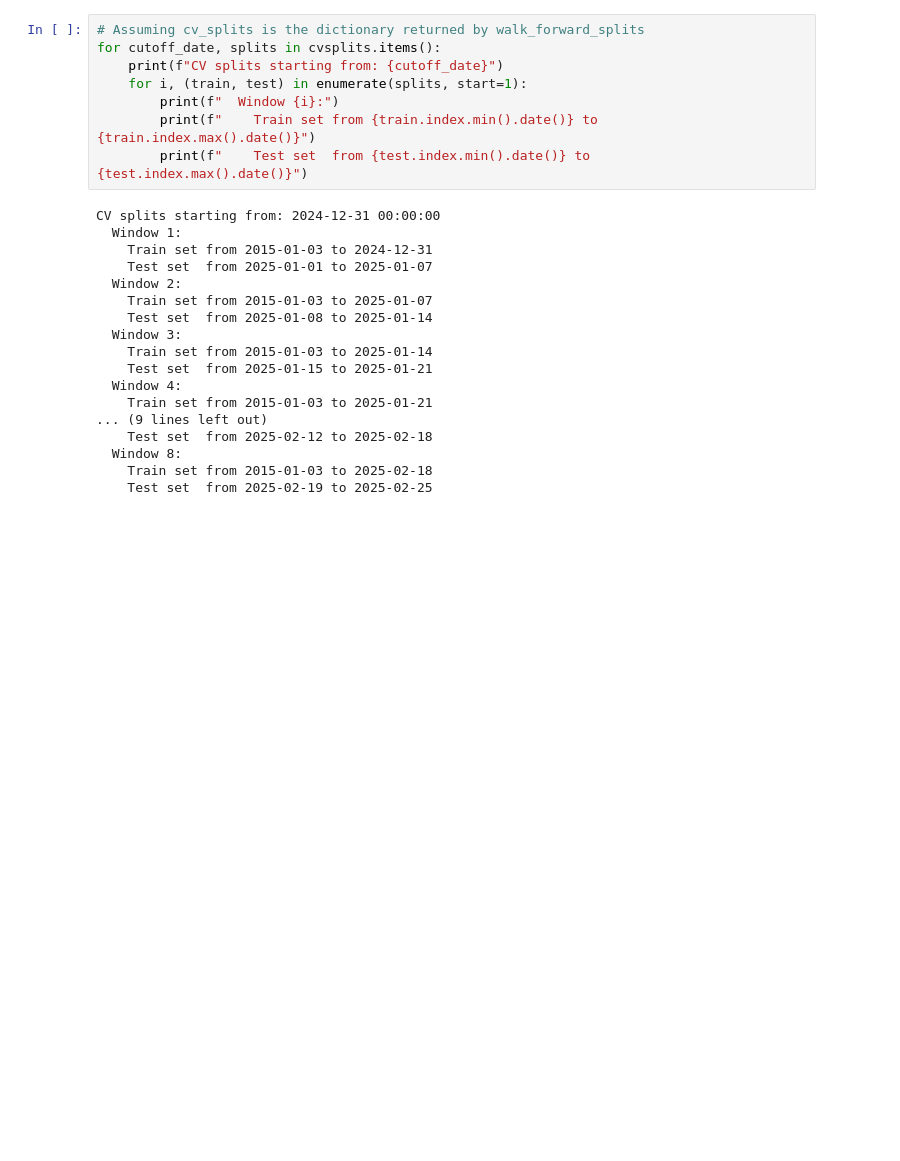
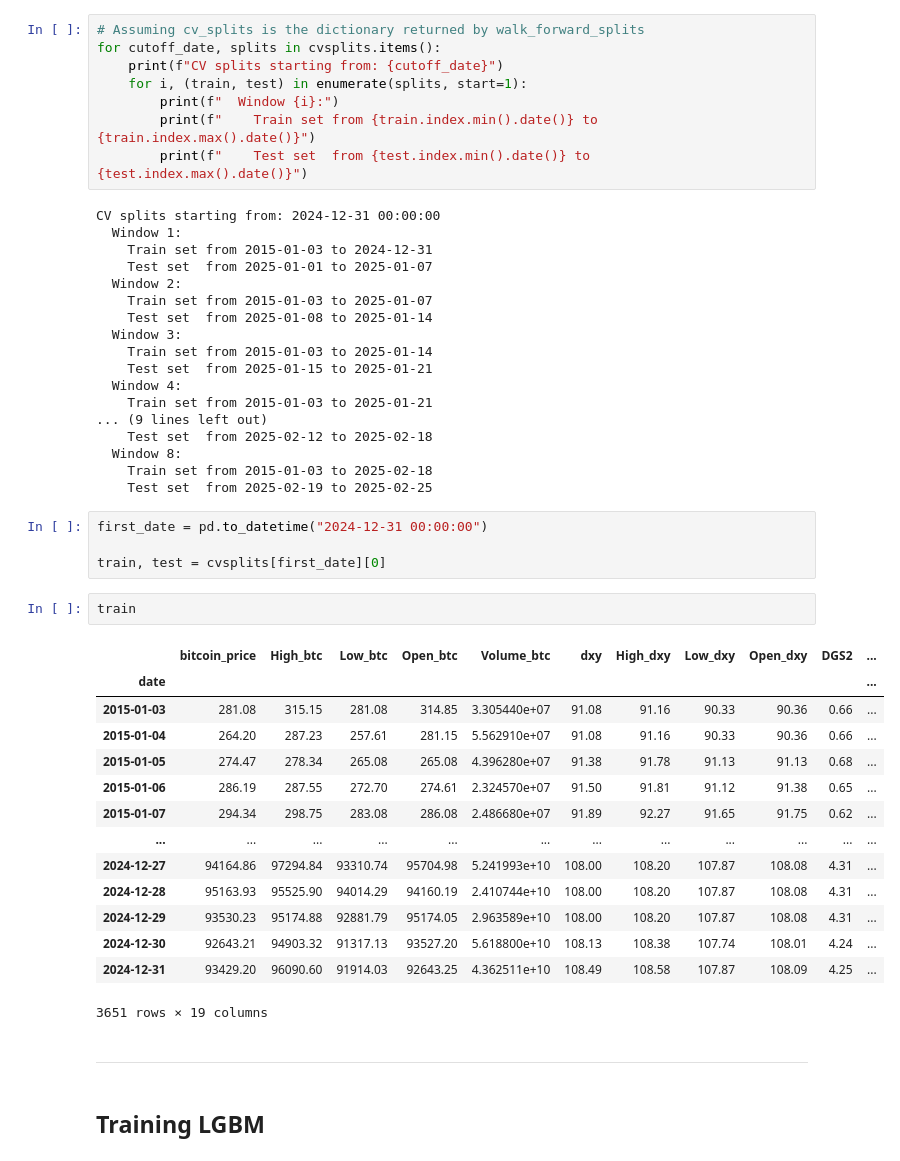
Before and after one commit to FrankAst/Forecast-BTC---DXY---2YR-BY, a Jupyter notebook: notebooks/exploration.ipynb, the cells around one changed output. Cells and saved outputs as stored; diff of their text form; blank space fills up the shorter version.

Commit message:
wf-BO_lgbm

```diff
--- a/notebooks/exploration.ipynb
+++ b/notebooks/exploration.ipynb
@@ -636,3 +636,28 @@ CV splits starting from: 2024-12-31 00:00:00
   Window 8:
     Train set from 2015-01-03 to 2025-02-18
     Test set  from 2025-02-19 to 2025-02-25
+# %%
+first_date = pd.to_datetime("2024-12-31 00:00:00")
+
+train, test = cvsplits[first_date][0]
+# %%
+train
+# %% [output]
+|  | bitcoin_price | High_btc | Low_btc | Open_btc | Volume_btc | dxy | High_dxy | Low_dxy | Open_dxy | DGS2 | ... |
+| date |  |  |  |  |  |  |  |  |  |  | ... |
+| 2015-01-03 | 281.08 | 315.15 | 281.08 | 314.85 | 3.305440e+07 | 91.08 | 91.16 | 90.33 | 90.36 | 0.66 | ... |
+| 2015-01-04 | 264.20 | 287.23 | 257.61 | 281.15 | 5.562910e+07 | 91.08 | 91.16 | 90.33 | 90.36 | 0.66 | ... |
+| 2015-01-05 | 274.47 | 278.34 | 265.08 | 265.08 | 4.396280e+07 | 91.38 | 91.78 | 91.13 | 91.13 | 0.68 | ... |
+| 2015-01-06 | 286.19 | 287.55 | 272.70 | 274.61 | 2.324570e+07 | 91.50 | 91.81 | 91.12 | 91.38 | 0.65 | ... |
+| 2015-01-07 | 294.34 | 298.75 | 283.08 | 286.08 | 2.486680e+07 | 91.89 | 92.27 | 91.65 | 91.75 | 0.62 | ... |
+| ... | ... | ... | ... | ... | ... | ... | ... | ... | ... | ... | ... |
+| 2024-12-27 | 94164.86 | 97294.84 | 93310.74 | 95704.98 | 5.241993e+10 | 108.00 | 108.20 | 107.87 | 108.08 | 4.31 | ... |
+| 2024-12-28 | 95163.93 | 95525.90 | 94014.29 | 94160.19 | 2.410744e+10 | 108.00 | 108.20 | 107.87 | 108.08 | 4.31 | ... |
+| 2024-12-29 | 93530.23 | 95174.88 | 92881.79 | 95174.05 | 2.963589e+10 | 108.00 | 108.20 | 107.87 | 108.08 | 4.31 | ... |
+| 2024-12-30 | 92643.21 | 94903.32 | 91317.13 | 93527.20 | 5.618800e+10 | 108.13 | 108.38 | 107.74 | 108.01 | 4.24 | ... |
+| 2024-12-31 | 93429.20 | 96090.60 | 91914.03 | 92643.25 | 4.362511e+10 | 108.49 | 108.58 | 107.87 | 108.09 | 4.25 | ... |
+3651 rows × 19 columns
+# %% [markdown]
+---
+# %% [markdown]
+## Training LGBM
```
Also changed, not shown: parts of 4 cells of this notebook, 5 other files.
